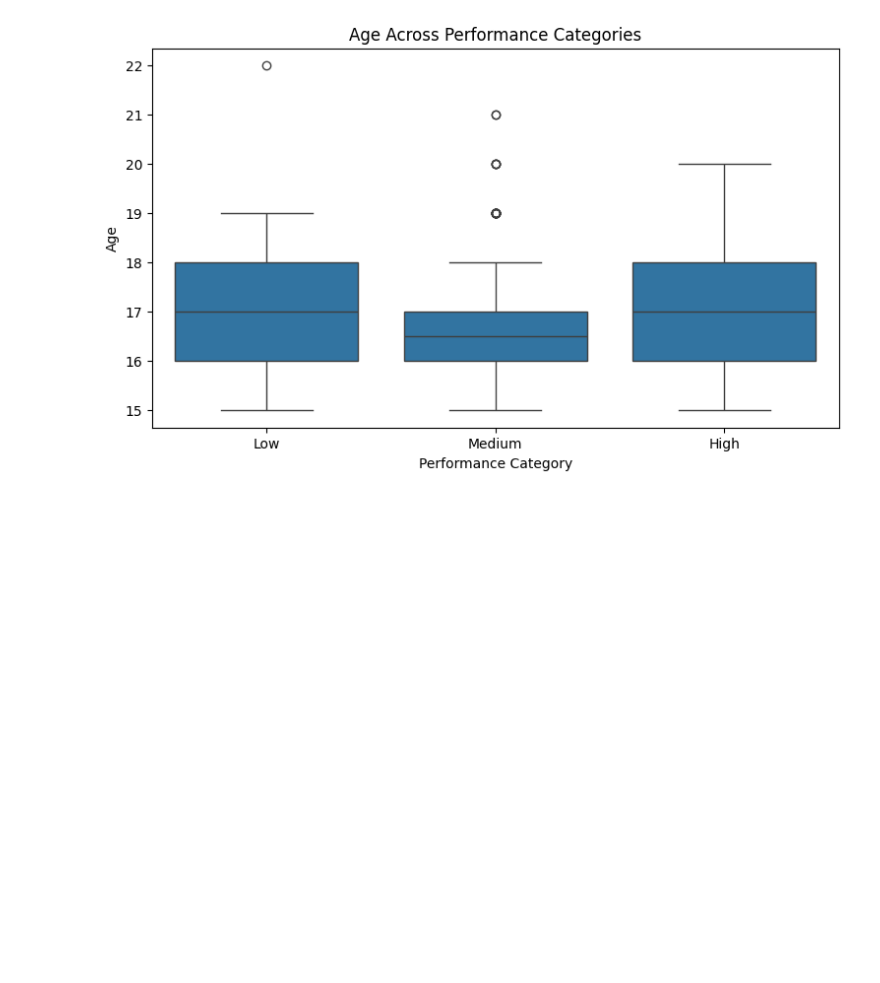
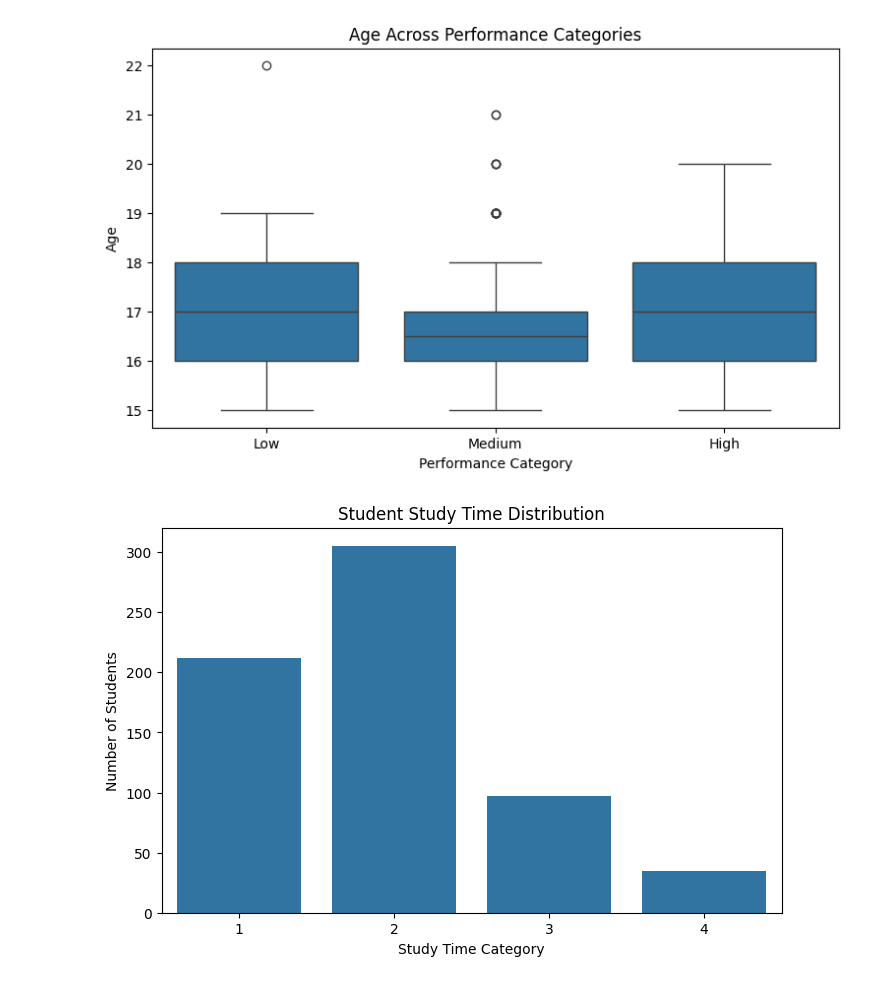
Before and after one commit to lightcode01-oss/IYB_INTERNSHIP, a Jupyter notebook: Day_05_Exploratory_Data_Analysis.ipynb, the cells around one changed output. Saved outputs shown, nothing was run; the diff lists cells and outputs as text; code cells hidden in the pictures; blank space fills up the shorter version.

```diff
--- a/Day_05_Exploratory_Data_Analysis.ipynb
+++ b/Day_05_Exploratory_Data_Analysis.ipynb
@@ -165,3 +165,20 @@ plt.ylabel("Age")
 plt.show()
 # %% [output]
 [figure]
+# %%
+# Study time distribution
+
+plt.figure(figsize=(8, 5))
+
+sns.countplot(
+    data=df,
+    x="studytime"
+)
+
+plt.title("Student Study Time Distribution")
+plt.xlabel("Study Time Category")
+plt.ylabel("Number of Students")
+
+plt.show()
+# %% [output]
+[figure, added]
```
Also changed, not shown: parts of 1 cell of this notebook.
